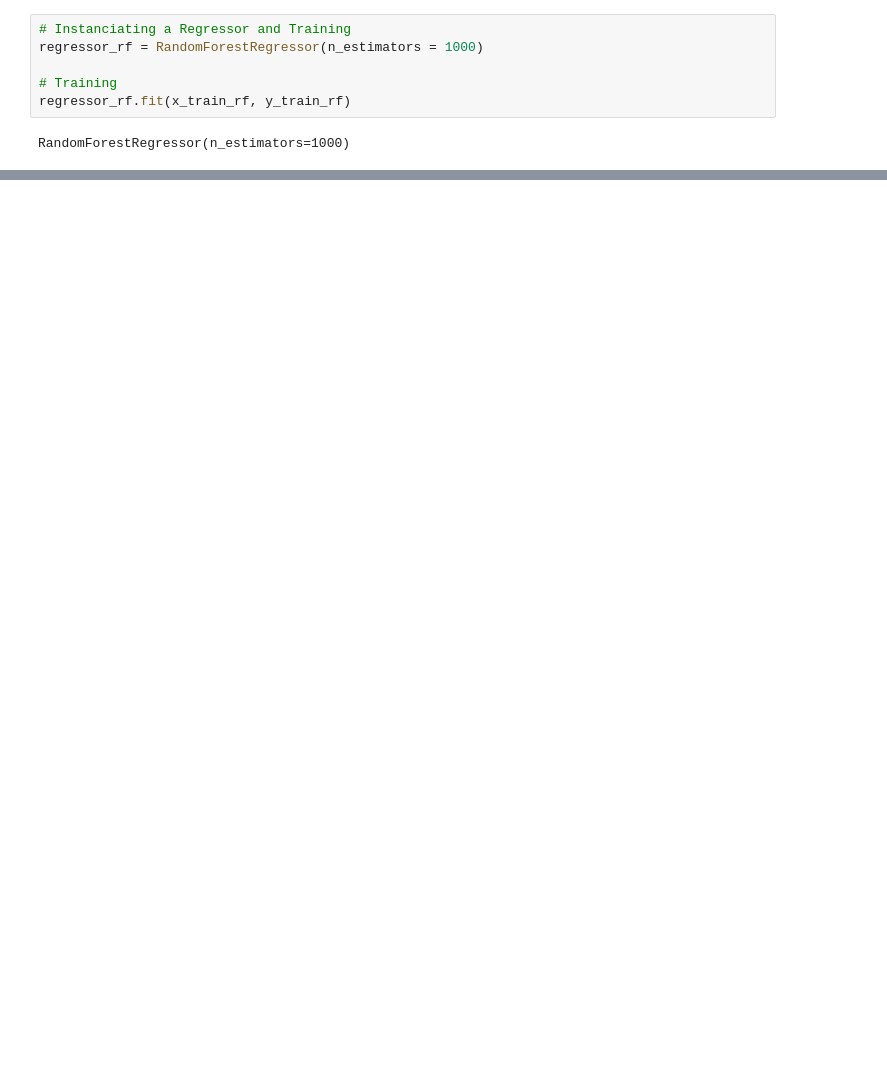
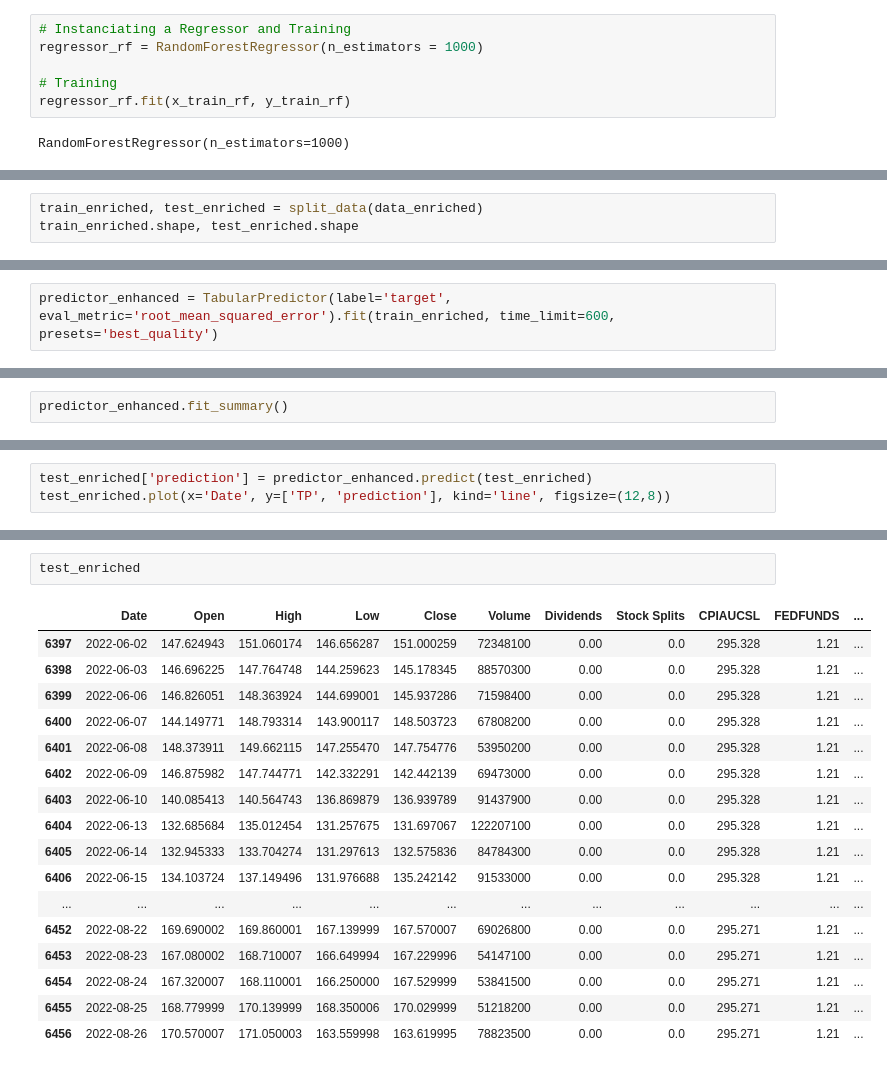
Before and after one commit to jwen2014/predict-stock-price, a Jupyter notebook: train.ipynb, the cells around one changed output, grey strips where cells are left out. Drawn from its saved outputs; the diff is of its cells as text; blank space fills up the shorter version.

```diff
--- a/train.ipynb
+++ b/train.ipynb
@@ -205,0 +238,3 @@ result_rf.plot(figsize=(12,8))
+# %%
+train_enriched, test_enriched = split_data(data_enriched)
+train_enriched.shape, test_enriched.shape
@@ -205,0 +243,2 @@ result_rf.plot(figsize=(12,8))
+# %%
+predictor_enhanced = TabularPredictor(label='target', eval_metric='root_mean_squared_error').fit(train_enriched, time_limit=600, presets='best_quality')
@@ -205,0 +264,2 @@ result_rf.plot(figsize=(12,8))
+# %%
+predictor_enhanced.fit_summary()
@@ -205,0 +301,3 @@ result_rf.plot(figsize=(12,8))
+# %%
+test_enriched['prediction'] = predictor_enhanced.predict(test_enriched)
+test_enriched.plot(x='Date', y=['TP', 'prediction'], kind='line', figsize=(12,8))
@@ -205,0 +312,20 @@ result_rf.plot(figsize=(12,8))
+# %%
+test_enriched
+# %% [output]
+|  | Date | Open | High | Low | Close | Volume | Dividends | Stock Splits | CPIAUCSL | FEDFUNDS | ... |
+| 6397 | 2022-06-02 | 147.624943 | 151.060174 | 146.656287 | 151.000259 | 72348100 | 0.00 | 0.0 | 295.328 | 1.21 | ... |
+| 6398 | 2022-06-03 | 146.696225 | 147.764748 | 144.259623 | 145.178345 | 88570300 | 0.00 | 0.0 | 295.328 | 1.21 | ... |
+| 6399 | 2022-06-06 | 146.826051 | 148.363924 | 144.699001 | 145.937286 | 71598400 | 0.00 | 0.0 | 295.328 | 1.21 | ... |
+| 6400 | 2022-06-07 | 144.149771 | 148.793314 | 143.900117 | 148.503723 | 67808200 | 0.00 | 0.0 | 295.328 | 1.21 | ... |
+| 6401 | 2022-06-08 | 148.373911 | 149.662115 | 147.255470 | 147.754776 | 53950200 | 0.00 | 0.0 | 295.328 | 1.21 | ... |
+| 6402 | 2022-06-09 | 146.875982 | 147.744771 | 142.332291 | 142.442139 | 69473000 | 0.00 | 0.0 | 295.328 | 1.21 | ... |
+| 6403 | 2022-06-10 | 140.085413 | 140.564743 | 136.869879 | 136.939789 | 91437900 | 0.00 | 0.0 | 295.328 | 1.21 | ... |
+| 6404 | 2022-06-13 | 132.685684 | 135.012454 | 131.257675 | 131.697067 | 122207100 | 0.00 | 0.0 | 295.328 | 1.21 | ... |
+| 6405 | 2022-06-14 | 132.945333 | 133.704274 | 131.297613 | 132.575836 | 84784300 | 0.00 | 0.0 | 295.328 | 1.21 | ... |
+| 6406 | 2022-06-15 | 134.103724 | 137.149496 | 131.976688 | 135.242142 | 91533000 | 0.00 | 0.0 | 295.328 | 1.21 | ... |
+| ... | ... | ... | ... | ... | ... | ... | ... | ... | ... | ... | ... |
+| 6452 | 2022-08-22 | 169.690002 | 169.860001 | 167.139999 | 167.570007 | 69026800 | 0.00 | 0.0 | 295.271 | 1.21 | ... |
+| 6453 | 2022-08-23 | 167.080002 | 168.710007 | 166.649994 | 167.229996 | 54147100 | 0.00 | 0.0 | 295.271 | 1.21 | ... |
+| 6454 | 2022-08-24 | 167.320007 | 168.110001 | 166.250000 | 167.529999 | 53841500 | 0.00 | 0.0 | 295.271 | 1.21 | ... |
+| 6455 | 2022-08-25 | 168.779999 | 170.139999 | 168.350006 | 170.029999 | 51218200 | 0.00 | 0.0 | 295.271 | 1.21 | ... |
+| 6456 | 2022-08-26 | 170.570007 | 171.050003 | 163.559998 | 163.619995 | 78823500 | 0.00 | 0.0 | 295.271 | 1.21 | ... |
```
Also changed, not shown: parts of 26 cells of this notebook.
